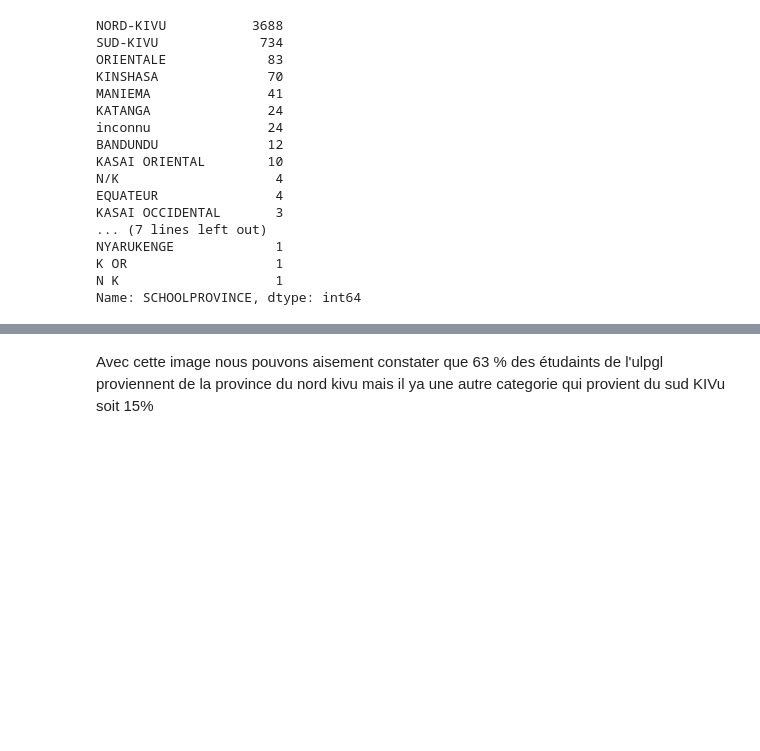
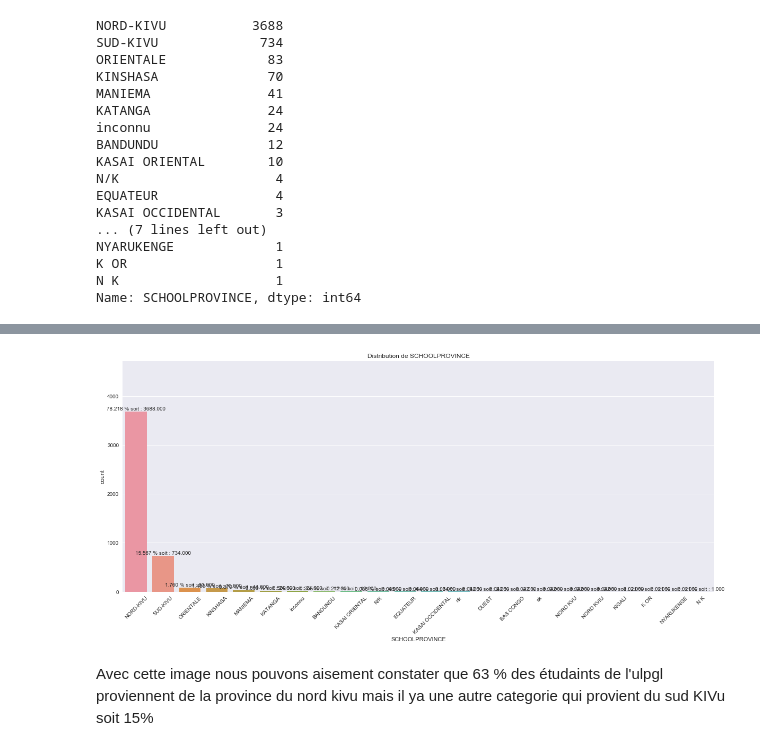
Before and after one commit to espoirMur/Student-Grade-Predictor, a Jupyter notebook: DataExplorationDraft1.ipynb, the cells around one changed output, grey strips where cells are left out. Drawn from its saved outputs; the diff is of its cells as text; code cells hidden in the pictures; blank space fills up the shorter version.

```diff
--- a/DataExplorationDraft1.ipynb
+++ b/DataExplorationDraft1.ipynb
@@ -674,3 +674,7 @@ Name: SCHOOLPROVINCE, dtype: int64
+# %%
+plotCate('SCHOOLPROVINCE',datasetIn,size=(20,8),orient='h')
+# %% [output]
+[figure, added]
 # %% [markdown]
 Avec cette image nous pouvons aisement constater que 63 % des étudaints de l'ulpgl proviennent de la province du nord kivu mais il ya une autre categorie qui provient du sud KIVu soit 15%
 # %% [markdown]
```
Also changed, not shown: parts of 100 cells of this notebook, 4 other files.
